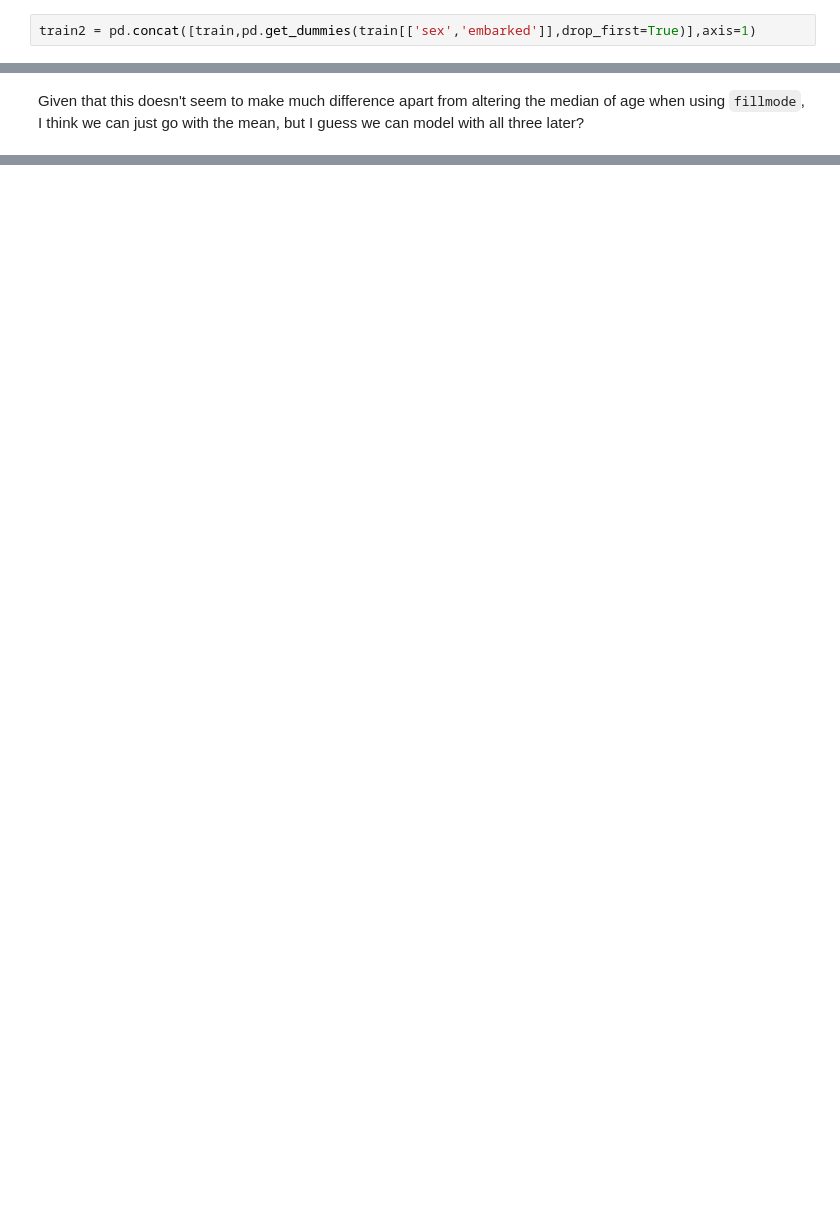
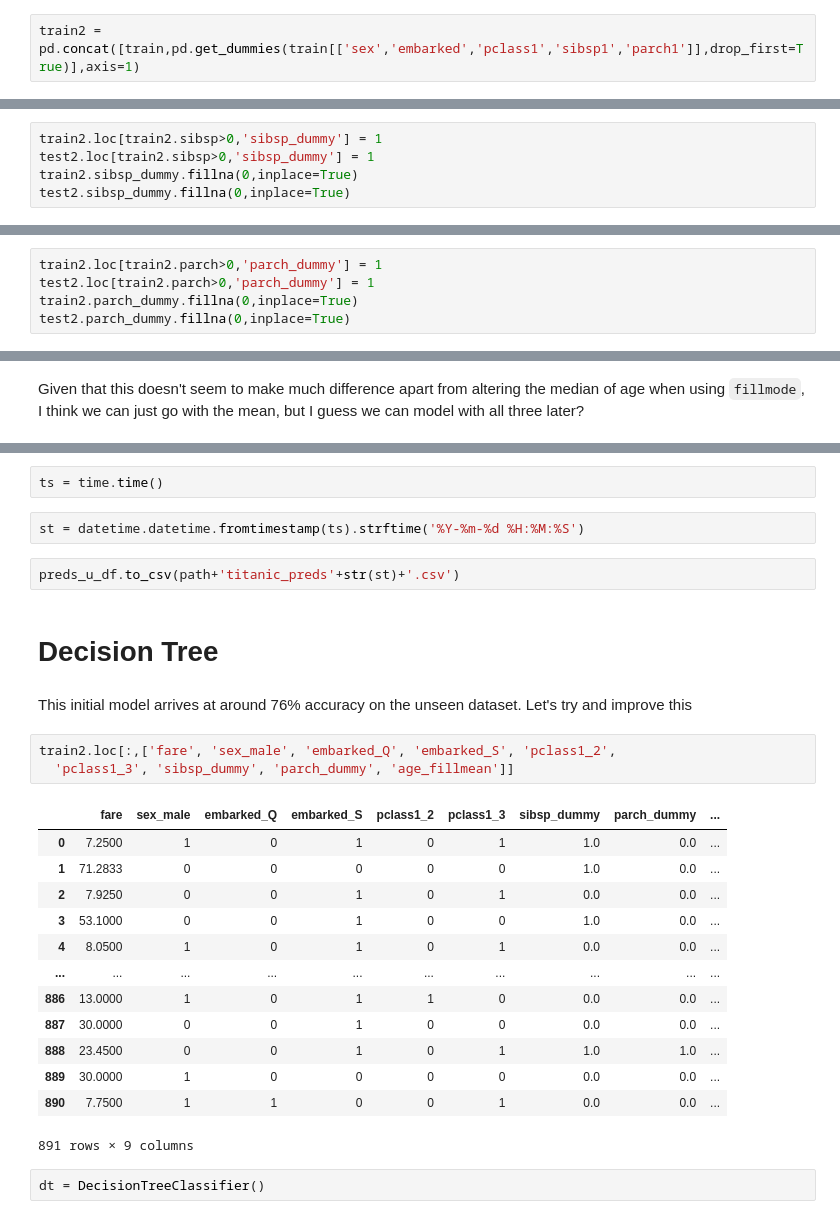
Before and after one commit to andrew-findlay/elc-ml, a Jupyter notebook: titanic_predict_20200904.ipynb, the cells around one changed output, grey strips where cells are left out. Drawn from its saved outputs; the diff is of its cells as text; blank space fills up the shorter version.

```diff
--- a/titanic_predict_20200904.ipynb
+++ b/titanic_predict_20200904.ipynb
@@ -251,2 +307,2 @@ pd.get_dummies(train[['sex','embarked']],drop_first=True)
 # %%
-train2 = pd.concat([train,pd.get_dummies(train[['sex','embarked']],drop_first=True)],axis=1)
+train2 = pd.concat([train,pd.get_dummies(train[['sex','embarked','pclass1','sibsp1','parch1']],drop_first=True)],axis=1)
@@ -264,0 +356,5 @@ train2.describe()
+# %%
+train2.loc[train2.sibsp>0,'sibsp_dummy'] = 1
+test2.loc[train2.sibsp>0,'sibsp_dummy'] = 1
+train2.sibsp_dummy.fillna(0,inplace=True)
+test2.sibsp_dummy.fillna(0,inplace=True)
@@ -265 +391,6 @@ train2.describe()
+# %%
+train2.loc[train2.parch>0,'parch_dummy'] = 1
+test2.loc[train2.parch>0,'parch_dummy'] = 1
+train2.parch_dummy.fillna(0,inplace=True)
+test2.parch_dummy.fillna(0,inplace=True)
 # %% [markdown]
@@ -316,0 +654,29 @@ sns.pairplot(train2)
+# %%
+ts = time.time()
+# %%
+st = datetime.datetime.fromtimestamp(ts).strftime('%Y-%m-%d %H:%M:%S')
+# %%
+preds_u_df.to_csv(path+'titanic_preds'+str(st)+'.csv')
+# %% [markdown]
+# Decision Tree
+# %% [markdown]
+This initial model arrives at around 76% accuracy on the unseen dataset. Let's try and improve this
+# %%
+train2.loc[:,['fare', 'sex_male', 'embarked_Q', 'embarked_S', 'pclass1_2',
+  'pclass1_3', 'sibsp_dummy', 'parch_dummy', 'age_fillmean']]
+# %% [output]
+|  | fare | sex_male | embarked_Q | embarked_S | pclass1_2 | pclass1_3 | sibsp_dummy | parch_dummy | ... |
+| 0 | 7.2500 | 1 | 0 | 1 | 0 | 1 | 1.0 | 0.0 | ... |
+| 1 | 71.2833 | 0 | 0 | 0 | 0 | 0 | 1.0 | 0.0 | ... |
+| 2 | 7.9250 | 0 | 0 | 1 | 0 | 1 | 0.0 | 0.0 | ... |
+| 3 | 53.1000 | 0 | 0 | 1 | 0 | 0 | 1.0 | 0.0 | ... |
+| 4 | 8.0500 | 1 | 0 | 1 | 0 | 1 | 0.0 | 0.0 | ... |
+| ... | ... | ... | ... | ... | ... | ... | ... | ... | ... |
+| 886 | 13.0000 | 1 | 0 | 1 | 1 | 0 | 0.0 | 0.0 | ... |
+| 887 | 30.0000 | 0 | 0 | 1 | 0 | 0 | 0.0 | 0.0 | ... |
+| 888 | 23.4500 | 0 | 0 | 1 | 0 | 1 | 1.0 | 1.0 | ... |
+| 889 | 30.0000 | 1 | 0 | 0 | 0 | 0 | 0.0 | 0.0 | ... |
+| 890 | 7.7500 | 1 | 1 | 0 | 0 | 1 | 0.0 | 0.0 | ... |
+891 rows × 9 columns
+# %%
+dt = DecisionTreeClassifier()
```
Also changed, not shown: parts of 82 cells of this notebook, 2 other files.
